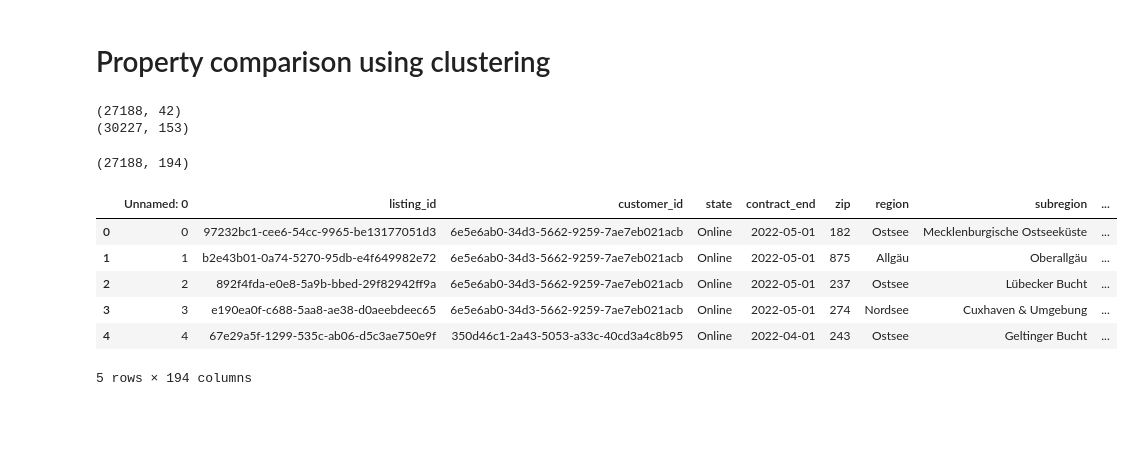
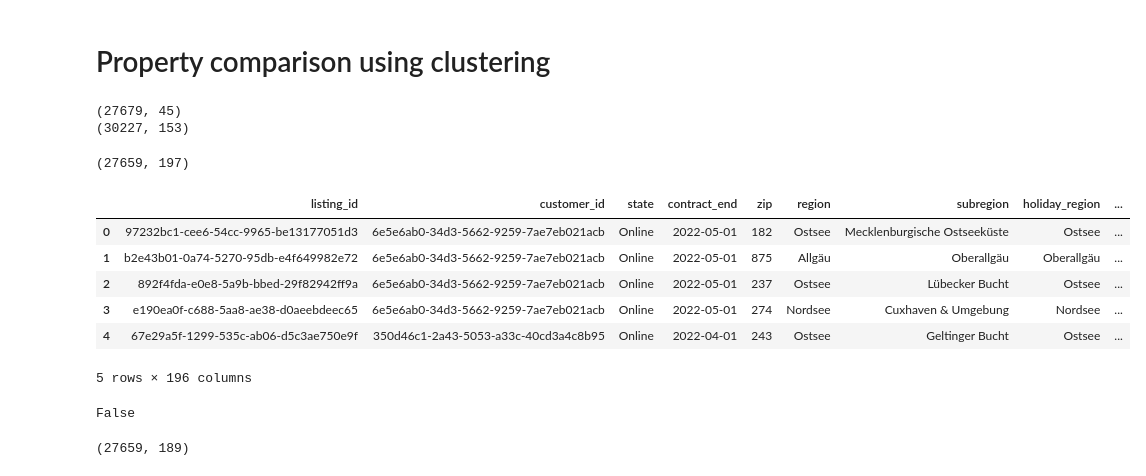
Before and after one commit to neue-fische-traum/traum-preis, a Jupyter notebook: notebooks/clustering.ipynb, the cells around one changed output. Drawn from its saved outputs; the diff is of its cells as text; code cells hidden in the pictures; blank space fills up the shorter version.

Commit message:
final clustering

```diff
--- a/notebooks/clustering.ipynb
+++ b/notebooks/clustering.ipynb
@@ -11,26 +11,27 @@ import matplotlib.pyplot as plt
 sns.set_context("talk", font_scale=1.5)
 # %%
 # load datasets
-df_listings = pd.read_csv('../data/master_listings_20210715.csv')
+df_listings = pd.read_csv('../data/all_listings_cleaned_20210723.csv')
 df_room_features = pd.read_csv('../data/room_features20210716.csv')
 # %%
 # Shape of both datasets
 print(df_listings.shape)
 print(df_room_features.shape)
 # %% [output]
-(27188, 42)
+(27679, 45)
 (30227, 153)
 # %%
 # Merge both datasets
-df_cluster = pd.merge(df_listings, df_room_features, on='listing_id', how='left')
+df_cluster = pd.merge(df_listings, df_room_features, on='listing_id', how='inner')
 print(df_cluster.shape)
+del df_cluster['Unnamed: 0']
 df_cluster.head()
 # %% [output]
-(27188, 194)
+(27659, 197)
-|  | Unnamed: 0 | listing_id | customer_id | state | contract_end | zip | region | subregion | ... |
-| 0 | 0 | 97232bc1-cee6-54cc-9965-be13177051d3 | 6e5e6ab0-34d3-5662-9259-7ae7eb021acb | Online | 2022-05-01 | 182 | Ostsee | Mecklenburgische Ostseeküste | ... |
-| 1 | 1 | b2e43b01-0a74-5270-95db-e4f649982e72 | 6e5e6ab0-34d3-5662-9259-7ae7eb021acb | Online | 2022-05-01 | 875 | Allgäu | Oberallgäu | ... |
-| 2 | 2 | 892f4fda-e0e8-5a9b-bbed-29f82942ff9a | 6e5e6ab0-34d3-5662-9259-7ae7eb021acb | Online | 2022-05-01 | 237 | Ostsee | Lübecker Bucht | ... |
-| 3 | 3 | e190ea0f-c688-5aa8-ae38-d0aeebdeec65 | 6e5e6ab0-34d3-5662-9259-7ae7eb021acb | Online | 2022-05-01 | 274 | Nordsee | Cuxhaven & Umgebung | ... |
-| 4 | 4 | 67e29a5f-1299-535c-ab06-d5c3ae750e9f | 350d46c1-2a43-5053-a33c-40cd3a4c8b95 | Online | 2022-04-01 | 243 | Ostsee | Geltinger Bucht | ... |
+|  | listing_id | customer_id | state | contract_end | zip | region | subregion | holiday_region | ... |
+| 0 | 97232bc1-cee6-54cc-9965-be13177051d3 | 6e5e6ab0-34d3-5662-9259-7ae7eb021acb | Online | 2022-05-01 | 182 | Ostsee | Mecklenburgische Ostseeküste | Ostsee | ... |
+| 1 | b2e43b01-0a74-5270-95db-e4f649982e72 | 6e5e6ab0-34d3-5662-9259-7ae7eb021acb | Online | 2022-05-01 | 875 | Allgäu | Oberallgäu | Oberallgäu | ... |
+| 2 | 892f4fda-e0e8-5a9b-bbed-29f82942ff9a | 6e5e6ab0-34d3-5662-9259-7ae7eb021acb | Online | 2022-05-01 | 237 | Ostsee | Lübecker Bucht | Ostsee | ... |
+| 3 | e190ea0f-c688-5aa8-ae38-d0aeebdeec65 | 6e5e6ab0-34d3-5662-9259-7ae7eb021acb | Online | 2022-05-01 | 274 | Nordsee | Cuxhaven & Umgebung | Nordsee | ... |
+| 4 | 67e29a5f-1299-535c-ab06-d5c3ae750e9f | 350d46c1-2a43-5053-a33c-40cd3a4c8b95 | Online | 2022-04-01 | 243 | Ostsee | Geltinger Bucht | Ostsee | ... |
-5 rows × 194 columns
+5 rows × 196 columns
@@ -36,0 +60,5 @@ df_cluster.head()
+# %%
+# Check if categorical features have a sum less than 10 for true values
+np.any(df_cluster.loc[:,'option_allergic':].sum(axis=0) <= 10)
+# %% [output]
+False
@@ -36,0 +68,4 @@ df_cluster.head()
+# %%
+df_cluster.shape
+# %% [output]
+(27659, 189)
```
Also changed, not shown: parts of 18 cells of this notebook.
